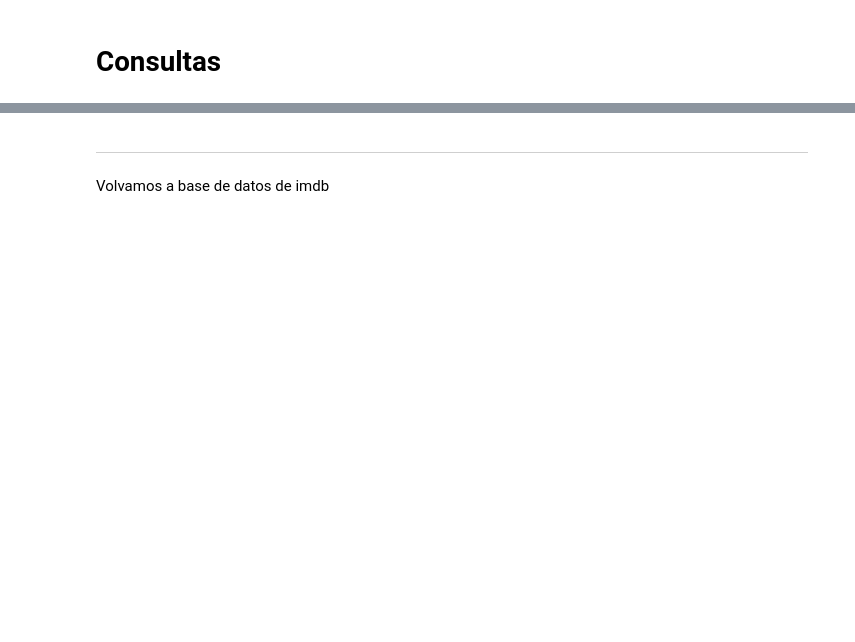
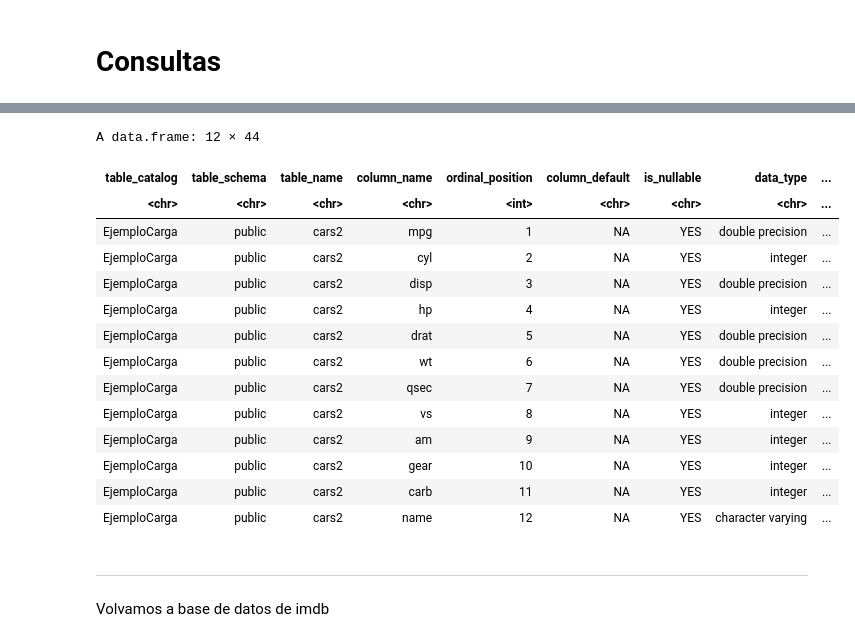
Before and after one commit to maxigaarp/Gestion_de_datos_2024, a Jupyter notebook: C3-Rpostgres.ipynb, the cells around one changed output, grey strips where cells are left out. Drawn from its saved outputs; the diff is of its cells as text; code cells hidden in the pictures; blank space fills up the shorter version.

```diff
--- a/C3-Rpostgres.ipynb
+++ b/C3-Rpostgres.ipynb
@@ -238,5 +416,21 @@ dbReadTable(con2, "cars")
 # %%
-dbGetQuery(con2, "SELECT * FROM information_schema.columns WHERE TABLE_NAME = 'cars';")
+dbGetQuery(con2, "SELECT * FROM information_schema.columns WHERE TABLE_NAME = 'cars2';")
+# %% [output]
+A data.frame: 12 × 44
+| table_catalog | table_schema | table_name | column_name | ordinal_position | column_default | is_nullable | data_type | ... |
+| <chr> | <chr> | <chr> | <chr> | <int> | <chr> | <chr> | <chr> | ... |
+| EjemploCarga | public | cars2 | mpg | 1 | NA | YES | double precision | ... |
+| EjemploCarga | public | cars2 | cyl | 2 | NA | YES | integer | ... |
+| EjemploCarga | public | cars2 | disp | 3 | NA | YES | double precision | ... |
+| EjemploCarga | public | cars2 | hp | 4 | NA | YES | integer | ... |
+| EjemploCarga | public | cars2 | drat | 5 | NA | YES | double precision | ... |
+| EjemploCarga | public | cars2 | wt | 6 | NA | YES | double precision | ... |
+| EjemploCarga | public | cars2 | qsec | 7 | NA | YES | double precision | ... |
+| EjemploCarga | public | cars2 | vs | 8 | NA | YES | integer | ... |
+| EjemploCarga | public | cars2 | am | 9 | NA | YES | integer | ... |
+| EjemploCarga | public | cars2 | gear | 10 | NA | YES | integer | ... |
+| EjemploCarga | public | cars2 | carb | 11 | NA | YES | integer | ... |
+| EjemploCarga | public | cars2 | name | 12 | NA | YES | character varying | ... |
 # %% [markdown]
 ---
 Volvamos a base de datos de imdb
```
Also changed, not shown: parts of 81 cells of this notebook.
